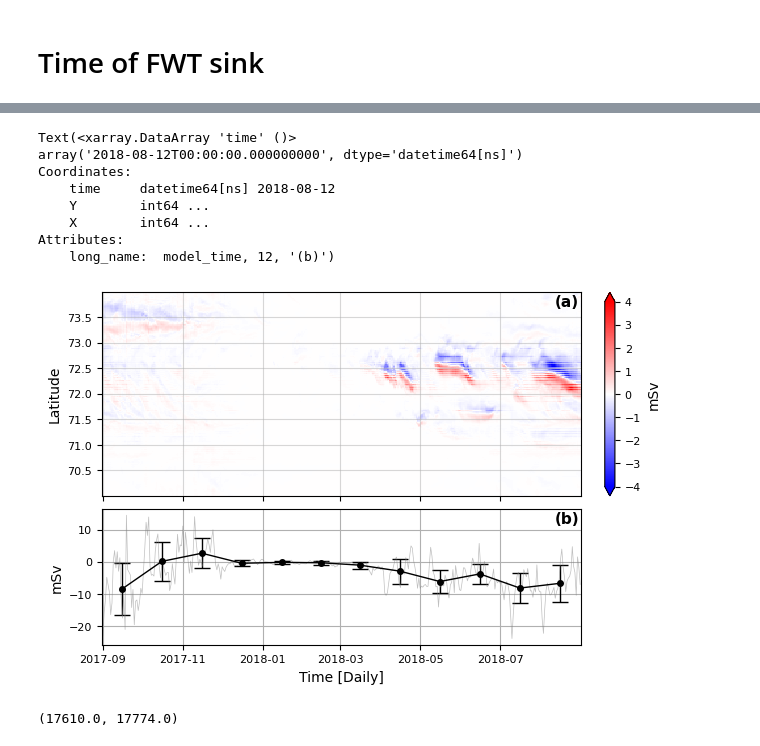
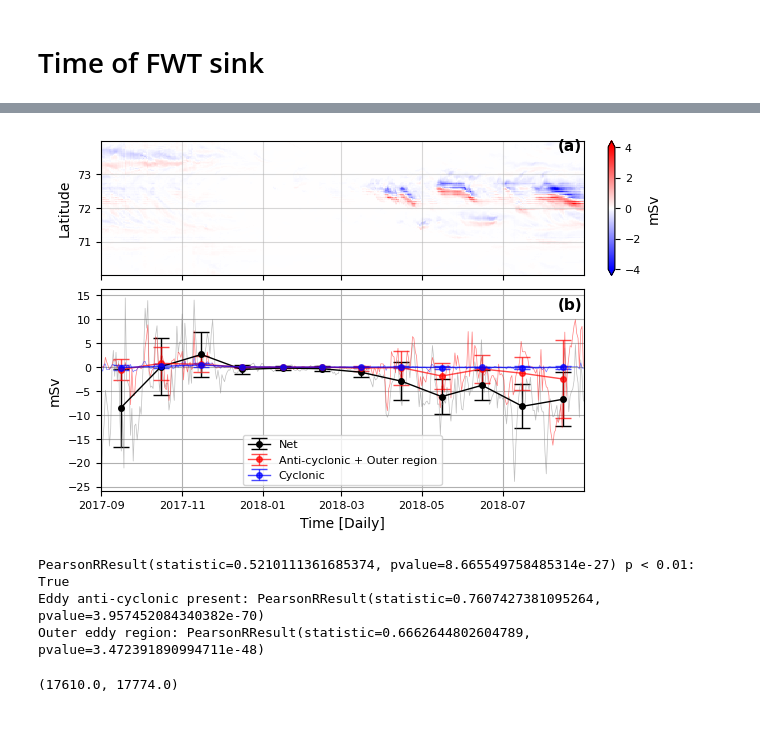
Before and after one commit to EirikKvamme/MScEirik, a Jupyter notebook: Eddies/EddyCasestudy.ipynb, the cells around one changed output, grey strips where cells are left out. Drawn from its saved outputs; the diff is of its cells as text; code cells hidden in the pictures.

```diff
--- a/Eddies/EddyCasestudy.ipynb
+++ b/Eddies/EddyCasestudy.ipynb
@@ -58,3 +63,12 @@ FWC = xr.open_dataset(r'/nird/projects/NS9608K/MSc_EK/Data/FWC_full_domain.nc')[
 FWC = FWC.resample(time='D').mean(dim='time').rename('FWC')
 # %% [markdown]
 # Time of FWT sink
+# %%
+XC_mask = JMFZ_region.XC
+YC_mask = JMFZ_region.YC
+
+cond_bound = xr.ones_like(eddyRegion[0], dtype=bool)
+
+for x, y in zip(XC_mask, YC_mask):
+    cond_bound.loc[{"X": x, "Y": y}] = False
+eddyRegion_easternboundary = eddyRegion.where(~cond_bound)
@@ -60,0 +114,8 @@ FWC = FWC.resample(time='D').mean(dim='time').rename('FWC')
+# %%
+FWT_restructure = xr.zeros_like(eddyRegion_easternboundary)
+
+for time,data in tqdm(enumerate(JMFZ_region),total=len(JMFZ_region),desc='Regridding'):
+    for mooring in data:
+        XC = mooring.XC
+        YC = mooring.YC
+        FWT_restructure[time].loc[{"X":XC,"Y":YC}] = mooring.values
@@ -70,44 +156,76 @@ def err_resample(dataset_d):
         new_time.append(midpoint_of_month)
     resampled_data['time'] = pd.to_datetime(new_time)
     return resampled_data
 
 
 fig, ax = plt.subplot_mosaic([['u'],['l']],
-    gridspec_kw={'height_ratios': [0.6,0.4]},
+    gridspec_kw={'height_ratios': [0.4,0.6]},
     figsize=(6.2217,4),
     sharex=True,
     layout='constrained'
 )
 
 cmap = plt.get_cmap('bwr')
 
 mesh = ax['u'].pcolormesh(JMFZ_region.time, JMFZ_region.YC, JMFZ_region.transpose(),cmap=cmap,vmin=-4,vmax=4)
 cbar = fig.colorbar(mesh, extend='both')
 cbar.set_label('mSv')
 
 ax['u'].grid(alpha=0.5)
 ax['u'].set_ylabel('Latitude')
 ax['u'].annotate('(a)',xy=[JMFZ_region.time[-20],73.7],fontweight='bold')
 
 sum_time = JMFZ_region.sum(dim='mooring')
+sum_time_eddy_ac = FWT_restructure.where(eddyRegion==1).sum(dim=['X','Y'])
+sum_time_eddy_c = FWT_restructure.where(eddyRegion==2).sum(dim=['X','Y'])
+sum_time_eddy_o = FWT_restructure.where(eddyRegion==4).sum(dim=['X','Y'])
+
+sum_time_eddy_ac = sum_time_eddy_ac + sum_time_eddy_o
+
 std_month = err_resample(sum_time)
-ax['l'].errorbar(std_month.time.values,sum_time.resample(time='ME').mean(),std_month,fmt='o-', color='black',markersize=4,linewidth=1, capsize=6)
+std_month_eddy_ac = err_resample(sum_time_eddy_ac)
+std_month_eddy_c = err_resample(sum_time_eddy_c)
+#std_month_eddy_o = err_resample(sum_time_eddy_o)
+ax['l'].errorbar(std_month.time.values,sum_time.resample(time='ME').mean(),std_month,fmt='o-', color='black',markersize=4,linewidth=1, capsize=6,label='Net')
+ax['l'].errorbar(std_month_eddy_ac.time.values,sum_time_eddy_ac.resample(time='ME').mean(),std_month_eddy_ac,fmt='o-', color='red',markersize=4,linewidth=1, capsize=6,label='Anti-cyclonic + Outer region',alpha=0.7)
+ax['l'].errorbar(std_month_eddy_c.time.values,sum_time_eddy_c.resample(time='ME').mean(),std_month_eddy_c,fmt='o-', color='blue',markersize=4,linewidth=1, capsize=6,label='Cyclonic',alpha=0.7)
+#ax['l'].errorbar(std_month_eddy_o.time.values,sum_time_eddy_o.resample(time='ME').mean(),std_month_eddy_o,fmt='o-', color='green',markersize=4,linewidth=1, capsize=6,label='Outer region',alpha=0.7)
 ax['l'].plot(sum_time.time,sum_time,color='grey',alpha=0.5,linewidth=0.5)
+ax['l'].plot(sum_time_eddy_ac.time,sum_time_eddy_ac,color='red',alpha=0.5,linewidth=0.5)
+ax['l'].plot(sum_time_eddy_c.time,sum_time_eddy_c,color='blue',alpha=0.5,linewidth=0.5)
+#ax['l'].plot(sum_time_eddy_o.time,sum_time_eddy_ac,color='green',alpha=0.5,linewidth=0.5)
 ax['l'].grid()
+
+ax['l'].legend(loc='lower center')
 
 ax['l'].set_xlabel('Time [Daily]')
 ax['l'].set_ylabel('mSv')
 ax['l'].annotate('(b)',xy=[JMFZ_region.time[-20],12],fontweight='bold')
+
+fig.savefig(f'/nird/home/ekv036/MSc/Fig/JMFZEddyFWT',dpi=300, facecolor='w', edgecolor='w',
+            orientation='landscape', format=None,
+            transparent=False, bbox_inches=None,pad_inches=0.25)
 # %% [output]
-Text(<xarray.DataArray 'time' ()>
-array('2018-08-12T00:00:00.000000000', dtype='datetime64[ns]')
-Coordinates:
-    time     datetime64[ns] 2018-08-12
-    Y        int64 ...
-    X        int64 ...
-Attributes:
-    long_name:  model_time, 12, '(b)')
-[figure, old version]
+[figure, new version]
+# %%
+from scipy import stats
+res = stats.pearsonr(sum_time,sum_time_eddy_ac)
+print(res,'p < 0.01: ',res[1]<0.01)
+cond = (FWT_restructure != 0) & (eddyRegion == 1) & (FWC >=3.8)
+ac = eddyRegion.where(cond,other=0).sel(Y=slice(72,73)).max(dim=['X','Y'])
+abs_FWT = FWT_restructure.where(FWT_restructure >= 0).sum(dim=['X','Y']) - FWT_restructure.where(FWT_restructure <= 0).sum(dim=['X','Y'])
+res = stats.pearsonr(abs_FWT,ac)
+print('Eddy anti-cyclonic present:',res)
+
+cond = (FWT_restructure != 0) & (eddyRegion == 4) & (FWC >=2)
+o = eddyRegion.where(cond,other=0).sel(Y=slice(72,73)).max(dim=['X','Y'])
+abs_FWT = FWT_restructure.where(FWT_restructure >= 0).sum(dim=['X','Y']) - FWT_restructure.where(FWT_restructure <= 0).sum(dim=['X','Y'])
+res = stats.pearsonr(abs_FWT,o)
+print('Outer eddy region:',res)
+# %% [output]
+PearsonRResult(statistic=0.5210111361685374, pvalue=8.665549758485314e-27) p < 0.01:  True
+Eddy anti-cyclonic present: PearsonRResult(statistic=0.7607427381095264, pvalue=3.957452084340382e-70)
+Outer eddy region: PearsonRResult(statistic=0.6662644802604789, pvalue=3.472391890994711e-48)
 # %%
 fig, ax = plt.subplot_mosaic([['u'],['l']],
     gridspec_kw={'height_ratios': [0.6,0.4]},
```
Also changed, not shown: parts of 8 cells of this notebook, 1 other file.
